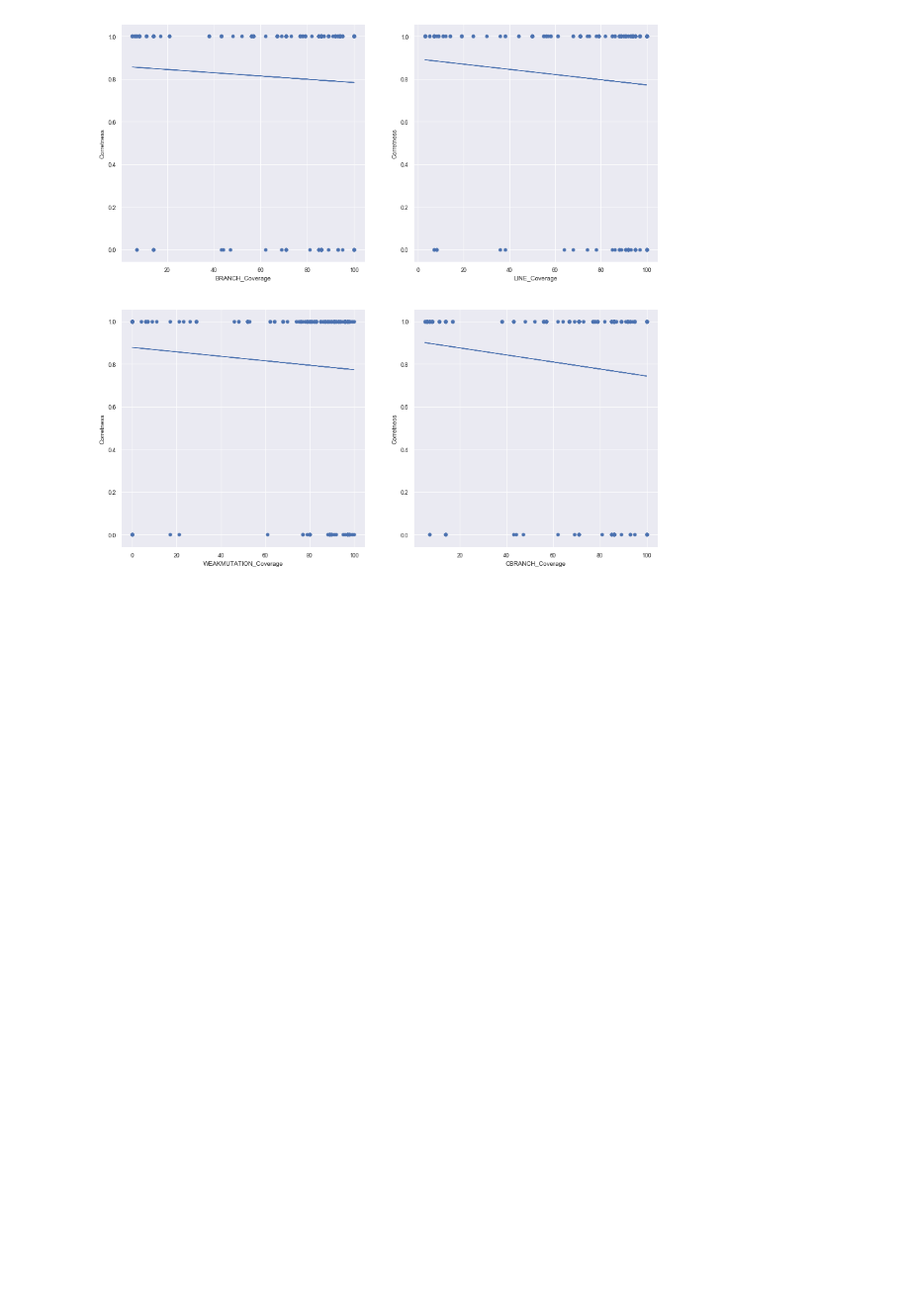
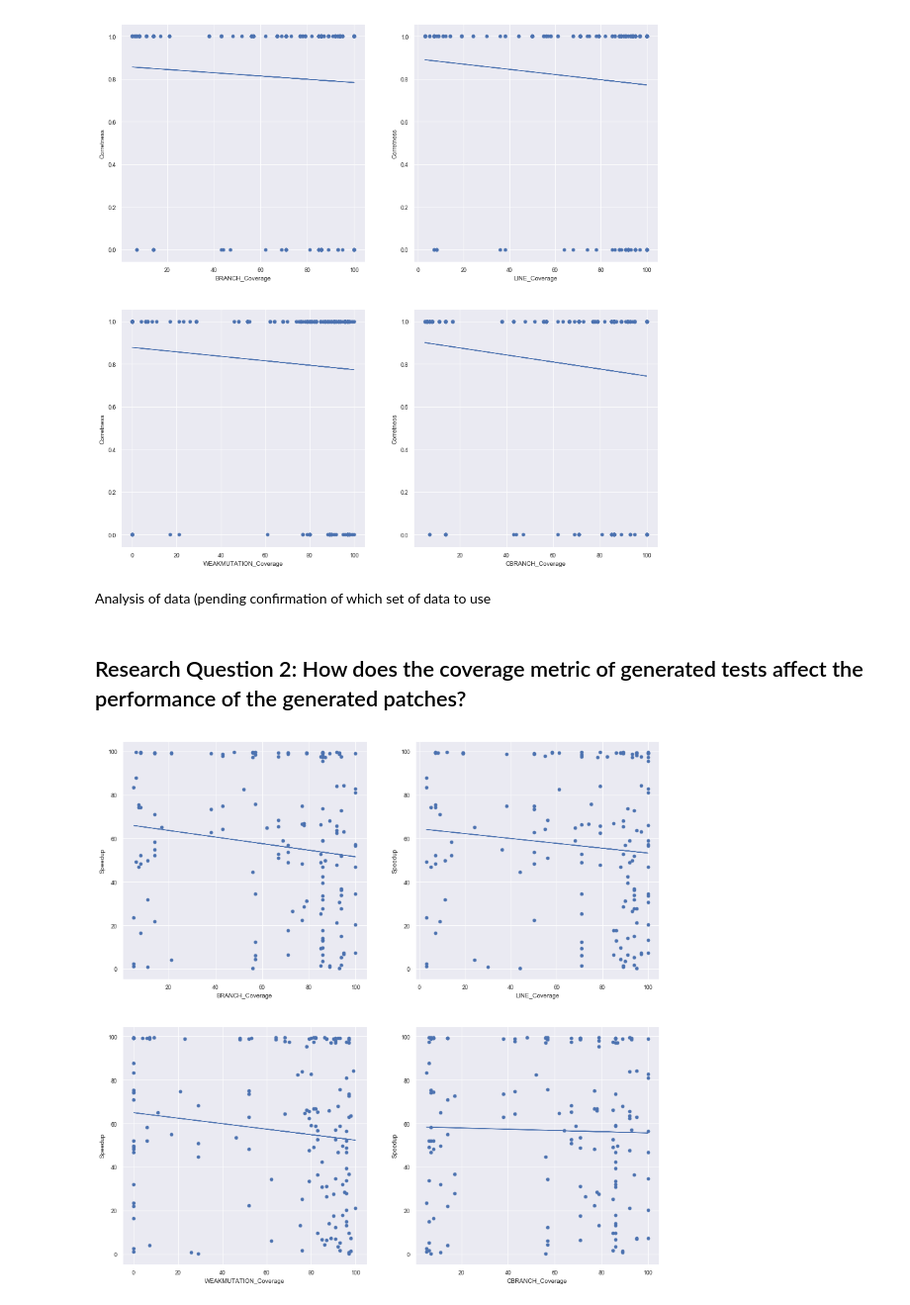
Before and after one commit to mingyi850/gin, a Jupyter notebook: experiments/data-analysis/expDataAnalysis.ipynb, the cells around one changed output. Shown at 99% size. Saved outputs shown, nothing was run; the diff lists cells and outputs as text; code cells hidden in the pictures; blank space fills up the shorter version.

```diff
--- a/experiments/data-analysis/expDataAnalysis.ipynb
+++ b/experiments/data-analysis/expDataAnalysis.ipynb
@@ -20,10 +20,12 @@ print(filelist)
 ['..\\experiment-results\\analysis-ready\\experiment_results_locogp_2_iter_15-04-20-0133.csv', '..\\experiment-results\\analysis-ready\\experiment_results_locogp_2_iter_15-04-20-0205.csv', '..\\experi ...
 # %%
 #Create dataframe from all experiment results
+criterionList = ["BRANCH", "LINE", "WEAKMUTATION", "CBRANCH"]
 full_df = pd.concat([pd.read_csv(f) for f in filelist])
 full_df.reset_index(drop=True, inplace=True)
 
 #insert correctnes option
 full_df["correctness"] = (full_df["success"] == True) & (full_df["validpatch"] == True)
-print(full_df.to_string())
+full_df["AVG_coverage"] = sum([full_df[x + "_Coverage"] for x in criterionList]) / len(criterionList)
+print(full_df["AVG_coverage"])
 # %% [output]
@@ -260,3 +264,30 @@ for index in range(len(criterionList)):
 -0.0016472336640011064
 0.9084556180348033
 [figure]
+# %% [markdown]
+Analysis of data (pending confirmation of which set of data to use
+# %% [markdown]
+## Research Question 2: How does the coverage metric of generated tests affect the performance of the generated patches?
+# %%
+##In order to measure this, we plot a histogram for each coverage criterion and track the distribution of their speedups.
+# We only consider test suites which produce patches. Considering patches which overfit is pointless.
+correct_df = full_df[full_df["correctness"]==True]
+correct_woutliers_df = correct_df[correct_df["speedup"] > 0]
+# %%
+fig, ((ax0, ax1), (ax2, ax3)) = plt.subplots(2,2)
+fig.set_figheight(15)
+fig.set_figwidth(15)
+axes = [ax0, ax1, ax2, ax3]
+for index in range(len(criterionList)):
+    ax = axes[index]
+    colname = criterionList[index] + "_Coverage"
+    x_vals = correct_woutliers_df[colname]
+    y_vals = correct_woutliers_df["speedup"]
+    m, c = np.polyfit(x_vals, y_vals, 1)
+    ax.scatter(x_vals, y_vals)
+    ax.plot(x_vals, m * x_vals + c)
+    ax.set_xlabel(colname)
+    ax.set_ylabel("Speedup")
+fig.savefig("q2ScatterCorrectSpeedup.png")
+# %% [output]
+[figure, added]
```
Also changed, not shown: parts of 6 cells of this notebook, 49 other files.
